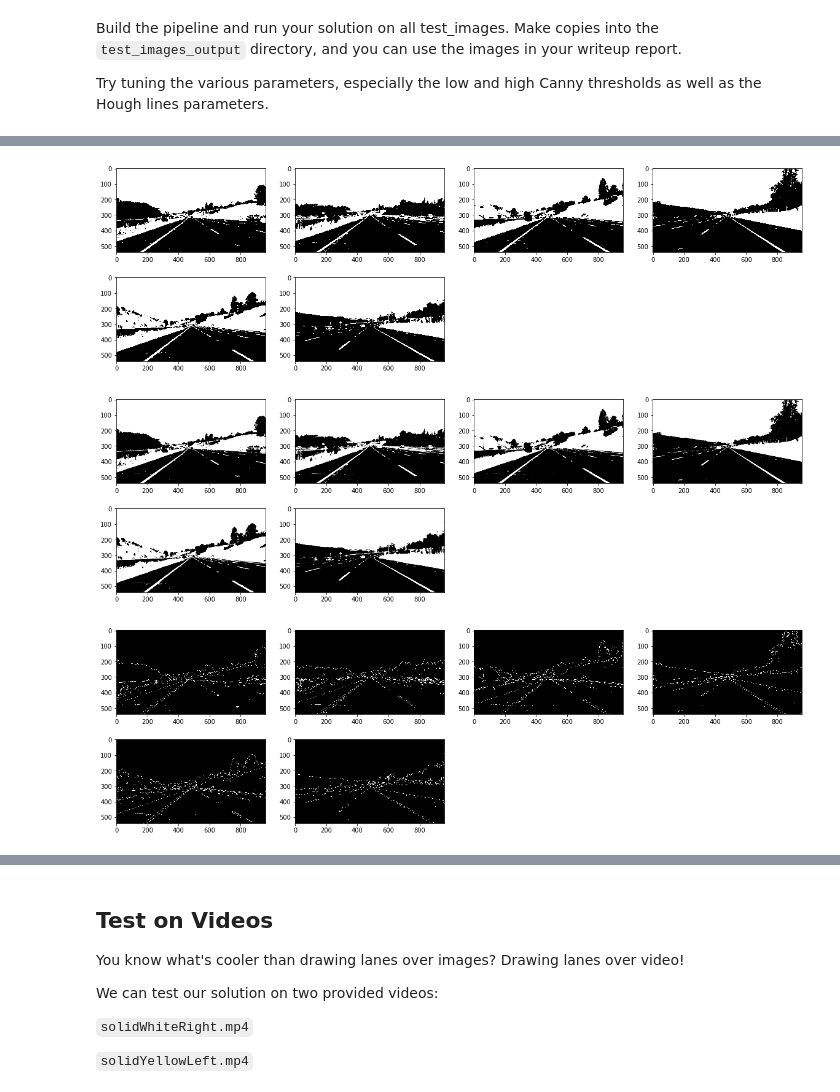
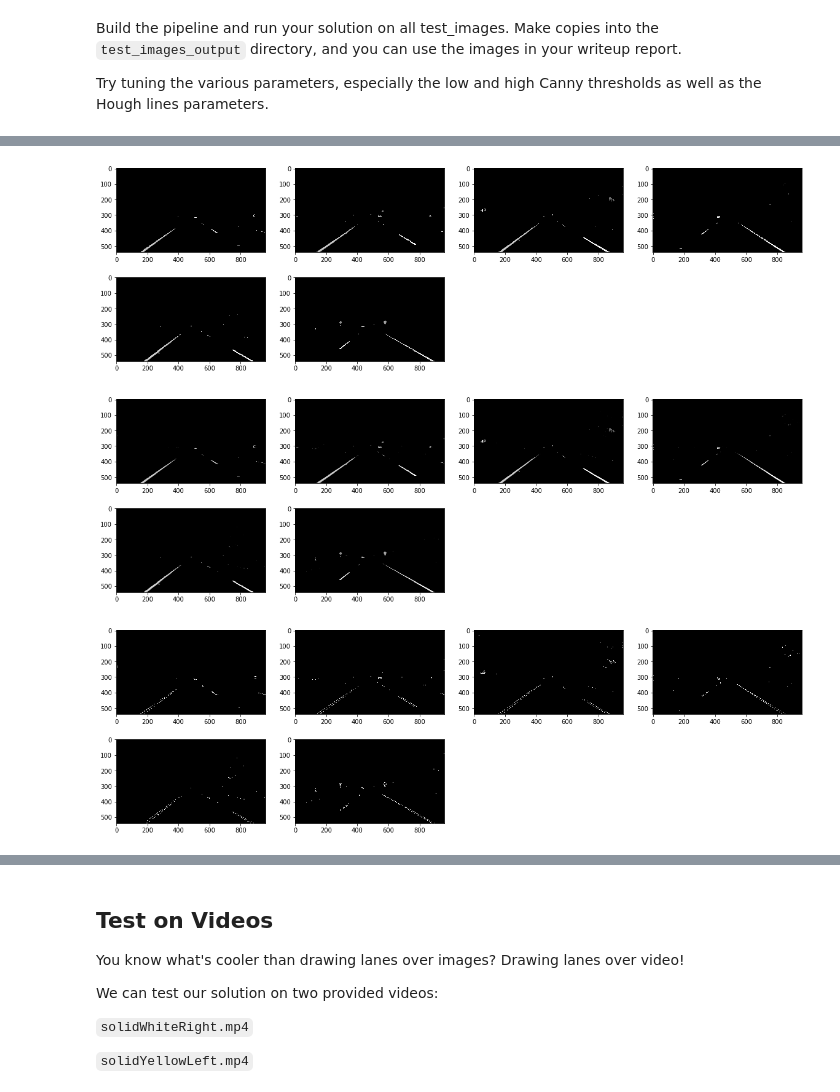
Before and after one commit to bajcmartinez/CarND-LaneLines-P1, a Jupyter notebook: P1.ipynb, the cells around one changed output, grey strips where cells are left out. Drawn from its saved outputs; the diff is of its cells as text; code cells hidden in the pictures.

Commit message:
feat(find lines): attempt to find current lane, there's still an issue with the average function that needs to be fixed

```diff
--- a/P1.ipynb
+++ b/P1.ipynb
@@ -228,32 +228,26 @@ def compare_images(original_images, images):
 
     plt.show()
 
-def adjust_gamma(image, gamma=1.0):
-    """
-    https://stackoverflow.com/questions/33322488/how-to-change-image-illumination-in-opencv-python
-    """
-    invGamma = 1.0 / gamma
-    table = np.array([((i / 255.0) ** invGamma) * 255
-        for i in np.arange(0, 256)]).astype("uint8")
+def capture_picture_essence(img):
+    img_hsv = cv2.cvtColor(img, cv2.COLOR_RGB2HSV)
+    img_gray = grayscale(img)
 
-    return cv2.LUT(image, table)
+    # get everything that's yellow
+    mask_yellow = cv2.inRange(img_hsv,
+                             np.array([20, 100, 100]),
+                             np.array([100, 255, 255]))
 
-def auto_canny(image, sigma=0.33):
-    """
-    Auto canny, smart edge detection
+    # get everything that's white
+    mask_white = cv2.inRange(img_hsv,
+                            np.array([0, 0, 230]),
+                            np.array([255, 255, 255]))
 
-    source: https://www.pyimagesearch.com/2015/04/06/zero-parameter-automatic-canny-edge-detection-with-python-and-opencv/
-    """
-    # compute the median of the single channel pixel intensities
-    v = np.median(image)
+    # now merge it all
+    mask_hsv = cv2.bitwise_or(mask_yellow, mask_white)
+    # we need gray to continue working on the image
+    masked_image = cv2.bitwise_and(img_gray, mask_hsv)
 
-    # apply automatic Canny edge detection using the computed median
-    lower = int(max(0, (1.0 - sigma) * v))
-    upper = int(min(255, (1.0 + sigma) * v))
-    edged = canny(image, lower, upper)
-
-    # return the edged image
-    return edged
+    return masked_image
 # %%
 ### 1. Load all images into an array
 original_images = []
@@ -273,27 +262,25 @@ show_images(images, cmap='gray')
 # %%
-### 3. Let's work the image a bit and apply some color selection
-low_thresh = 200
-high_thresh = 255
-images = [cv2.inRange(img, low_thresh, high_thresh) for img in images]
+### 2. Let's work the image a bit and apply some color selection
+images = [capture_picture_essence(img) for img in original_images]
 show_images(images, cmap='gray')
 # %% [output]
-[figure, old version]
+[figure, new version]
 # %%
-### 4. Let's smooth out the picture
+### 3. Let's smooth out the picture
 kernel_size = 3
 images = [gaussian_blur(img, kernel_size) for img in images]
 show_images(images, cmap='gray')
 # %% [output]
-[figure, old version]
+[figure, new version]
 # %%
-### 5. Now we start working on detecting the edges, for that we use the Canny function
-#low_threshold = 30
-#high_threshold = 60
-#images = [canny(img, low_threshold, high_threshold) for img in images]
-images = [auto_canny(img) for img in images]
+### 4. Now we start working on detecting the edges, for that we use the Canny function
+low_threshold = 30
+high_threshold = 60
+images = [canny(img, low_threshold, high_threshold) for img in images]
+#images = [auto_canny(img) for img in images]
 show_images(images, cmap='gray')
 # %% [output]
-[figure, old version]
+[figure, new version]
 # %%
 # Let's make here a check to see where we are at
 compare_images(original_images, images)
```
Also changed, not shown: parts of 10 cells of this notebook, 2 other files.
